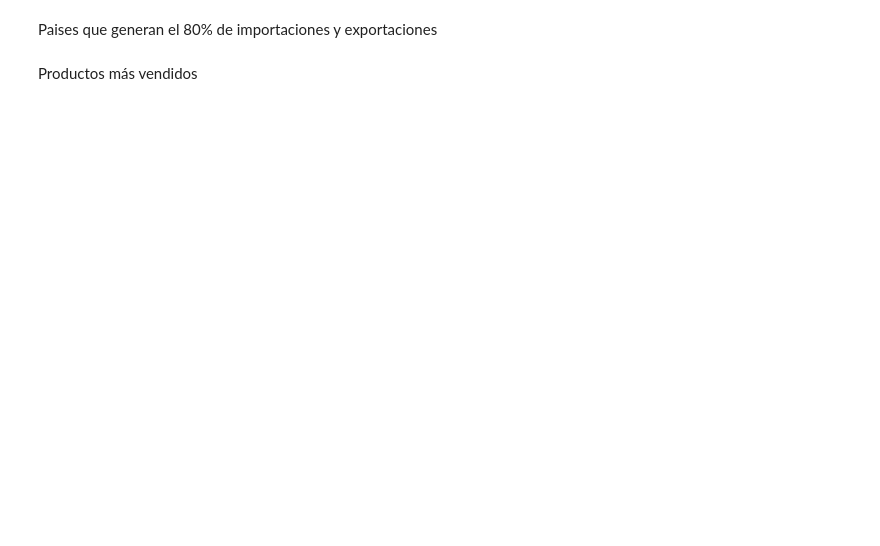
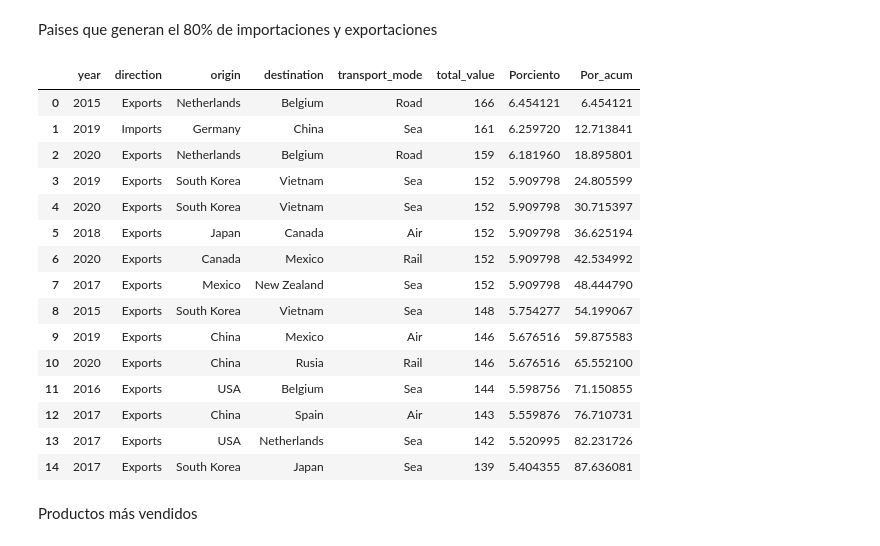
Before and after one commit to Meii21/An-lisis_02_Gonz-lez_S-nchez_Mayte, a Jupyter notebook: Reporte-2-González-Sánchez-Mayte.ipynb, the cells around one changed output. Drawn from its saved outputs; the diff is of its cells as text; code cells hidden in the pictures; blank space fills up the shorter version.

```diff
--- a/Reporte-2-González-Sánchez-Mayte.ipynb
+++ b/Reporte-2-González-Sánchez-Mayte.ipynb
@@ -115,10 +135,28 @@ Paises que generan el 80% de importaciones y exportaciones
 # %%
 dftop = sldb.groupby(['year', 'direction', 'origin', 'destination', 'transport_mode'])
 top = dftop.count()['total_value'].sort_values(ascending=False).head(15)
 top = top.reset_index()
 sum_total = top_export['total_value'].sum()
 top['Porciento'] = (top['total_value'] / sum_total) * 100
 top['Por_acum'] = top.cumsum()['Porciento']
+top
+# %% [output]
+|  | year | direction | origin | destination | transport_mode | total_value | Porciento | Por_acum |
+| 0 | 2015 | Exports | Netherlands | Belgium | Road | 166 | 6.454121 | 6.454121 |
+| 1 | 2019 | Imports | Germany | China | Sea | 161 | 6.259720 | 12.713841 |
+| 2 | 2020 | Exports | Netherlands | Belgium | Road | 159 | 6.181960 | 18.895801 |
+| 3 | 2019 | Exports | South Korea | Vietnam | Sea | 152 | 5.909798 | 24.805599 |
+| 4 | 2020 | Exports | South Korea | Vietnam | Sea | 152 | 5.909798 | 30.715397 |
+| 5 | 2018 | Exports | Japan | Canada | Air | 152 | 5.909798 | 36.625194 |
+| 6 | 2020 | Exports | Canada | Mexico | Rail | 152 | 5.909798 | 42.534992 |
+| 7 | 2017 | Exports | Mexico | New Zealand | Sea | 152 | 5.909798 | 48.444790 |
+| 8 | 2015 | Exports | South Korea | Vietnam | Sea | 148 | 5.754277 | 54.199067 |
+| 9 | 2019 | Exports | China | Mexico | Air | 146 | 5.676516 | 59.875583 |
+| 10 | 2020 | Exports | China | Rusia | Rail | 146 | 5.676516 | 65.552100 |
+| 11 | 2016 | Exports | USA | Belgium | Sea | 144 | 5.598756 | 71.150855 |
+| 12 | 2017 | Exports | China | Spain | Air | 143 | 5.559876 | 76.710731 |
+| 13 | 2017 | Exports | USA | Netherlands | Sea | 142 | 5.520995 | 82.231726 |
+| 14 | 2017 | Exports | South Korea | Japan | Sea | 139 | 5.404355 | 87.636081 |
 # %% [markdown]
 Productos más vendidos
 # %%
```
Also changed, not shown: parts of 4 cells of this notebook.
